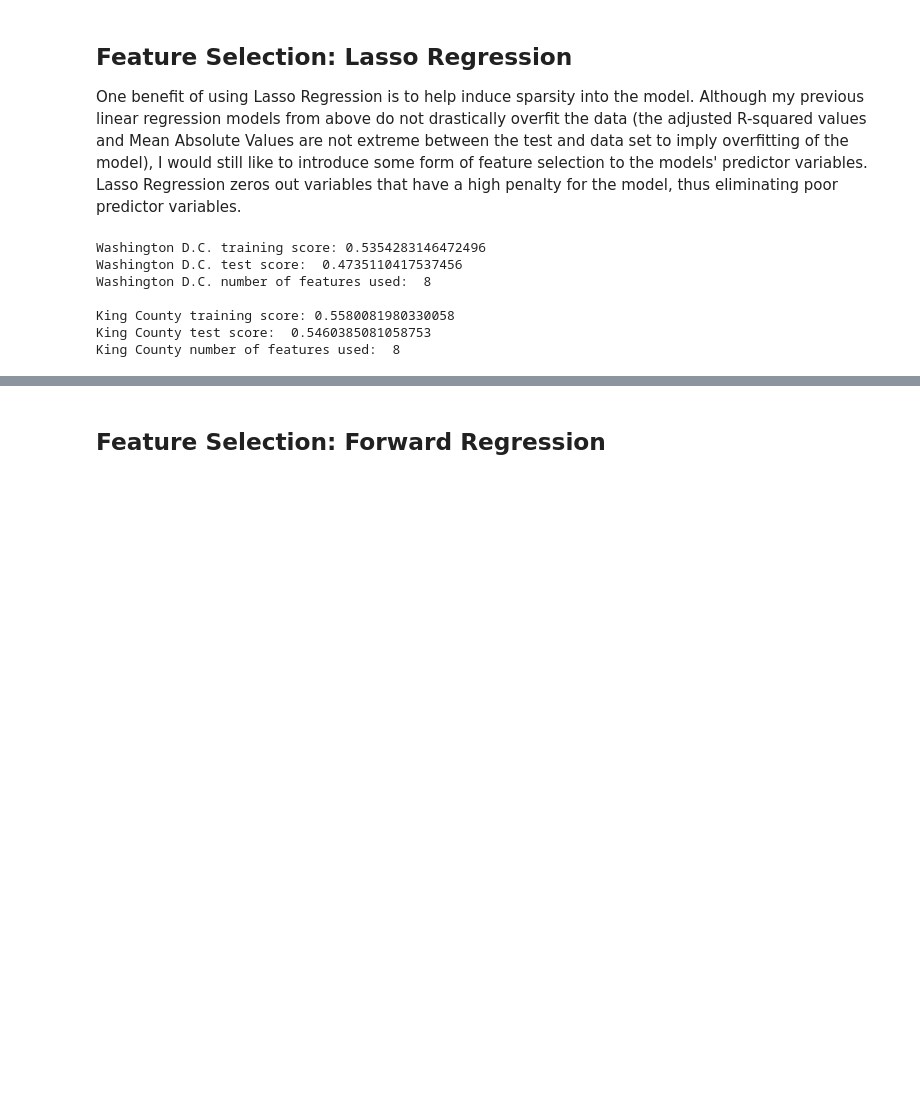
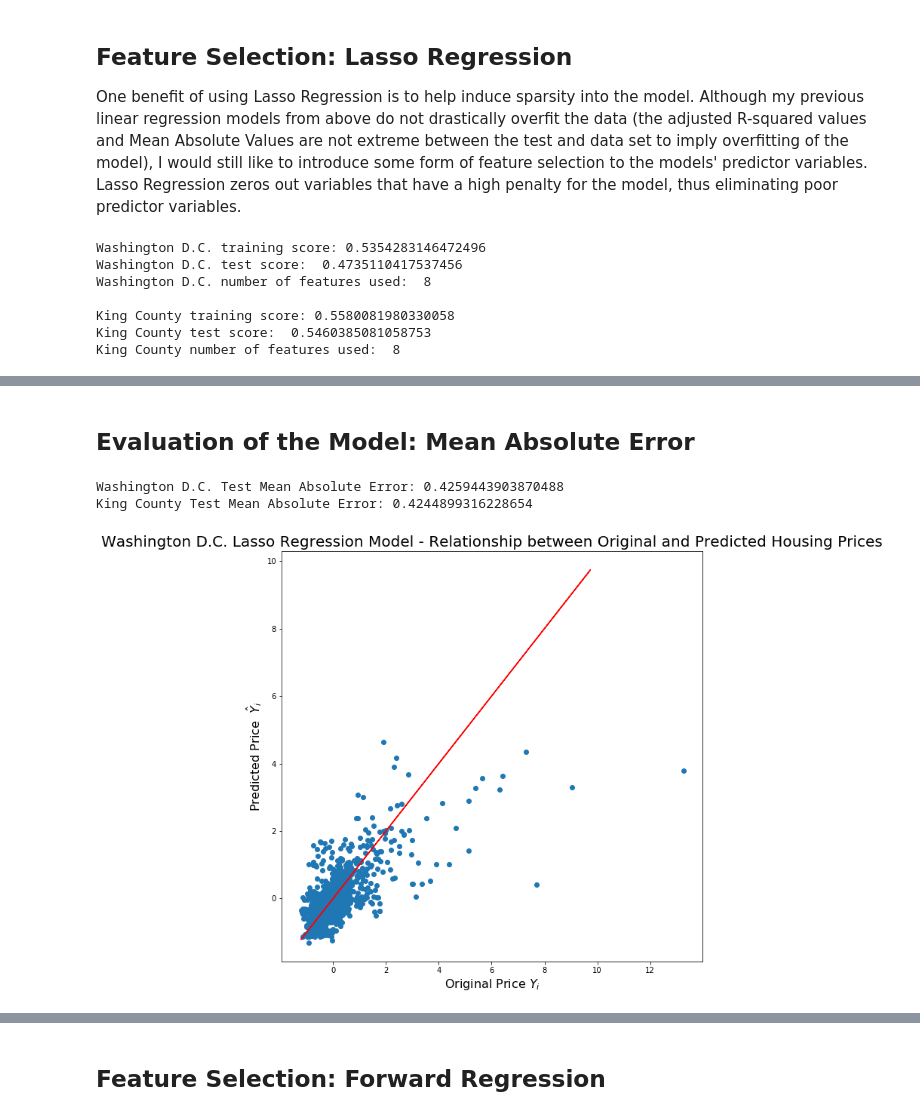
Before and after one commit to gyamane/Springboard, a Jupyter notebook: capstone_project_2/baseline_model.ipynb, the cells around one changed output, grey strips where cells are left out. Cells and saved outputs as stored; diff of their text form; code cells hidden in the pictures; blank space fills up the shorter version.

```diff
--- a/capstone_project_2/baseline_model.ipynb
+++ b/capstone_project_2/baseline_model.ipynb
@@ -375,0 +411,22 @@ King County number of features used:  8
+# %% [markdown]
+## Evaluation of the Model: Mean Absolute Error
+# %%
+# Define the predictions of each lasso model
+dc_lasso_predictions = dc_lasso.predict(Xdc_test)
+kc_lasso_predictions = kc_lasso.predict(Xkc_test)
+
+print("Washington D.C. Test Mean Absolute Error:", meanabs(ydc_test, dc_lasso_predictions))
+print("King County Test Mean Absolute Error:", meanabs(ykc_test, kc_lasso_predictions))
+# %% [output]
+Washington D.C. Test Mean Absolute Error: 0.4259443903870488
+King County Test Mean Absolute Error: 0.4244899316228654
+# %%
+plt.figure(figsize=(10, 10))
+plt.scatter(ydc_test, dc_lasso_predictions)
+plt.plot(dc_test.price, dc_test.price, 'r-')
+plt.xlabel("Original Price $Y_i$", fontsize = 16)
+plt.ylabel("Predicted Price  $\hat{Y}_i$", fontsize = 16)
+plt.title("Washington D.C. Lasso Regression Model - Relationship between Original and Predicted Housing Prices", fontsize=20)
+plt.show()
+# %% [output]
+[figure, added]
```
Also changed, not shown: parts of 18 cells of this notebook.
